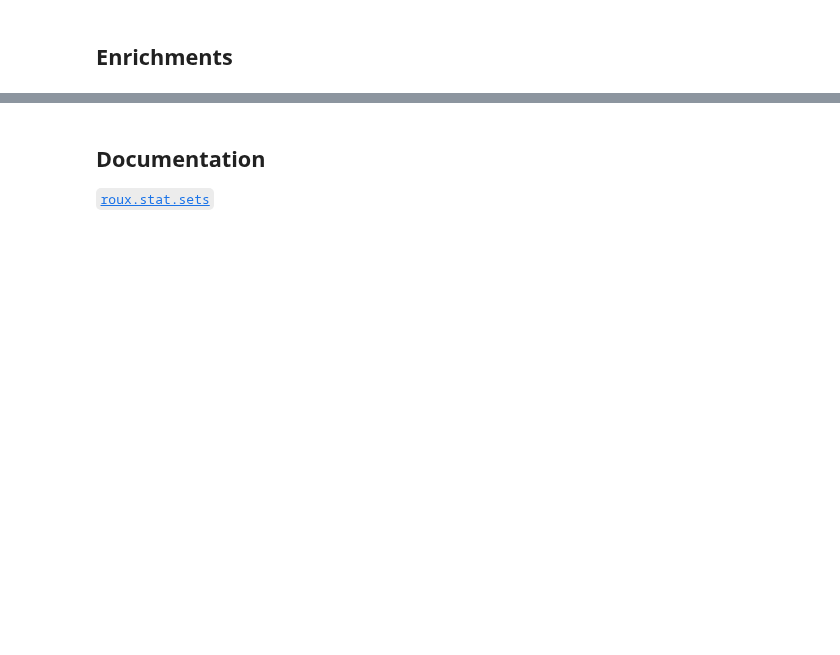
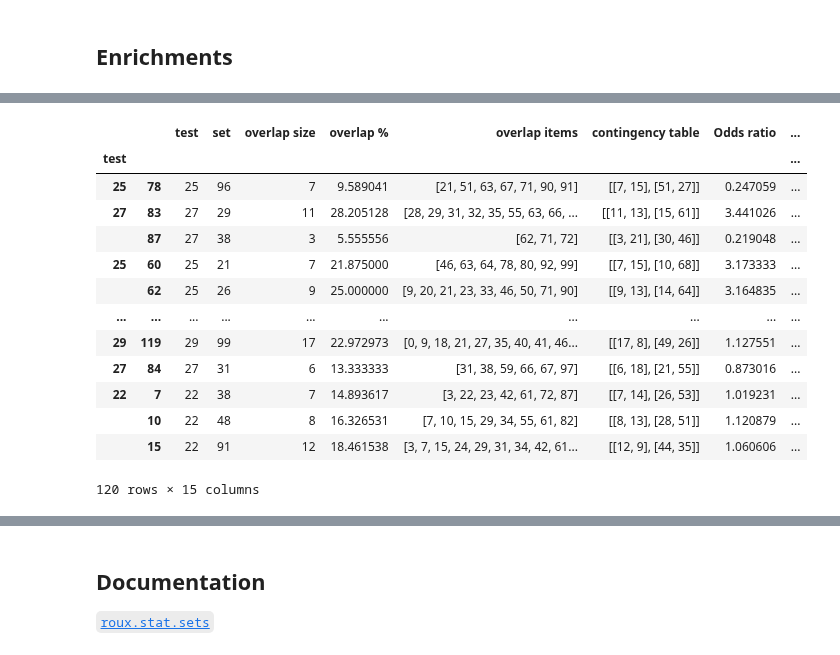
Before and after one commit to rraadd88/roux, a Jupyter notebook: examples/roux_stat_sets.ipynb, the cells around one changed output, grey strips where cells are left out. Saved outputs shown, nothing was run; the diff lists cells and outputs as text; code cells hidden in the pictures; blank space fills up the shorter version.

```diff
--- a/examples/roux_stat_sets.ipynb
+++ b/examples/roux_stat_sets.ipynb
@@ -68,0 +73,26 @@ get_enrichment(
+# %%
+# 1. Define the universe of all possible items.
+# Your code generates items with np.random.randint(low=0, high=100, ...),
+# so the universe is all integers from 0 to 99.
+universe_items = sorted(df2['item'].unique().tolist())
+
+# 2. Generate plausible, random covariates for every item in the universe.
+# Let's imagine the items are genes and create 'length' and 'gc_content' covariates.
+# 3. Create the DataFrame with the items as a column.
+df_covars = (
+    pd.DataFrame(
+        {
+            'length': np.random.randint(low=500, high=4000, size=len(universe_items)),
+            'gc_content': np.random.uniform(low=0.35, high=0.65, size=len(universe_items)).round(2)
+        }
+    )
+    .assign(
+        item=universe_items
+    )
+)
+
+# # 4. Set the 'item' column as the index. This is required by the get_enrichment function.
+# df_covars = df_covars.set_index('item')
+
+print("Generated df_covars DataFrame:")
+print(df_covars.head())
@@ -68,0 +107,28 @@ get_enrichment(
+# %%
+from roux.stat.sets import get_enrichment
+df_=get_enrichment(
+    df1=df1, # containing items to test
+    df2=df2, # containing items in the sets
+    colid='item', ## item id
+    colset='set', ## column with sets
+    coltest='test', ## column with tests
+    background=100, ## background size i.e. possible max. unique items in sets
+    test_type=['Fisher','logistic'],
+    df_covars=df_covars,
+    )
+df_
+# %% [output]
+|  |  | test | set | overlap size | overlap % | overlap items | contingency table | Odds ratio | ... |
+| test |  |  |  |  |  |  |  |  | ... |
+| 25 | 78 | 25 | 96 | 7 | 9.589041 | [21, 51, 63, 67, 71, 90, 91] | [[7, 15], [51, 27]] | 0.247059 | ... |
+| 27 | 83 | 27 | 29 | 11 | 28.205128 | [28, 29, 31, 32, 35, 55, 63, 66, ... | [[11, 13], [15, 61]] | 3.441026 | ... |
+|  | 87 | 27 | 38 | 3 | 5.555556 | [62, 71, 72] | [[3, 21], [30, 46]] | 0.219048 | ... |
+| 25 | 60 | 25 | 21 | 7 | 21.875000 | [46, 63, 64, 78, 80, 92, 99] | [[7, 15], [10, 68]] | 3.173333 | ... |
+|  | 62 | 25 | 26 | 9 | 25.000000 | [9, 20, 21, 23, 33, 46, 50, 71, 90] | [[9, 13], [14, 64]] | 3.164835 | ... |
+| ... | ... | ... | ... | ... | ... | ... | ... | ... | ... |
+| 29 | 119 | 29 | 99 | 17 | 22.972973 | [0, 9, 18, 21, 27, 35, 40, 41, 46... | [[17, 8], [49, 26]] | 1.127551 | ... |
+| 27 | 84 | 27 | 31 | 6 | 13.333333 | [31, 38, 59, 66, 67, 97] | [[6, 18], [21, 55]] | 0.873016 | ... |
+| 22 | 7 | 22 | 38 | 7 | 14.893617 | [3, 22, 23, 42, 61, 72, 87] | [[7, 14], [26, 53]] | 1.019231 | ... |
+|  | 10 | 22 | 48 | 8 | 16.326531 | [7, 10, 15, 29, 34, 55, 61, 82] | [[8, 13], [28, 51]] | 1.120879 | ... |
+|  | 15 | 22 | 91 | 12 | 18.461538 | [3, 7, 15, 24, 29, 31, 34, 42, 61... | [[12, 9], [44, 35]] | 1.060606 | ... |
+120 rows × 15 columns
```
Also changed, not shown: parts of 9 cells of this notebook, 7 other files.
